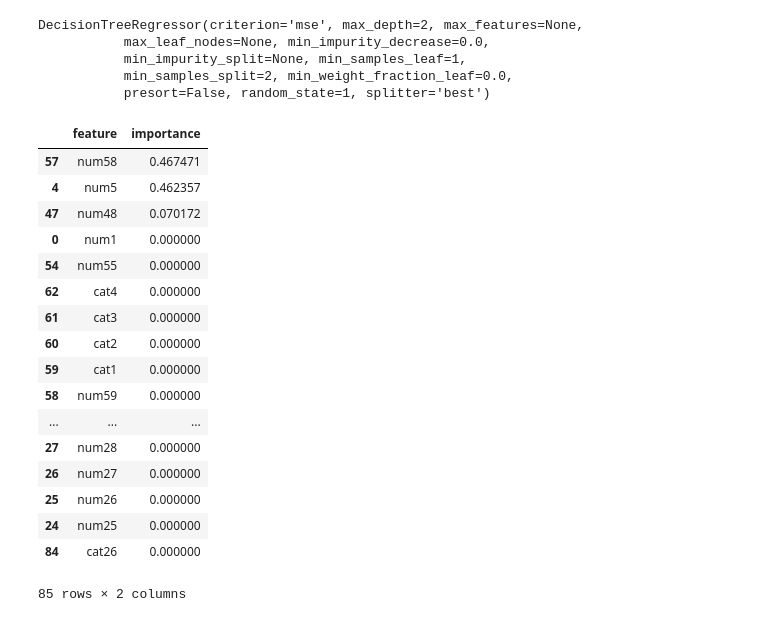
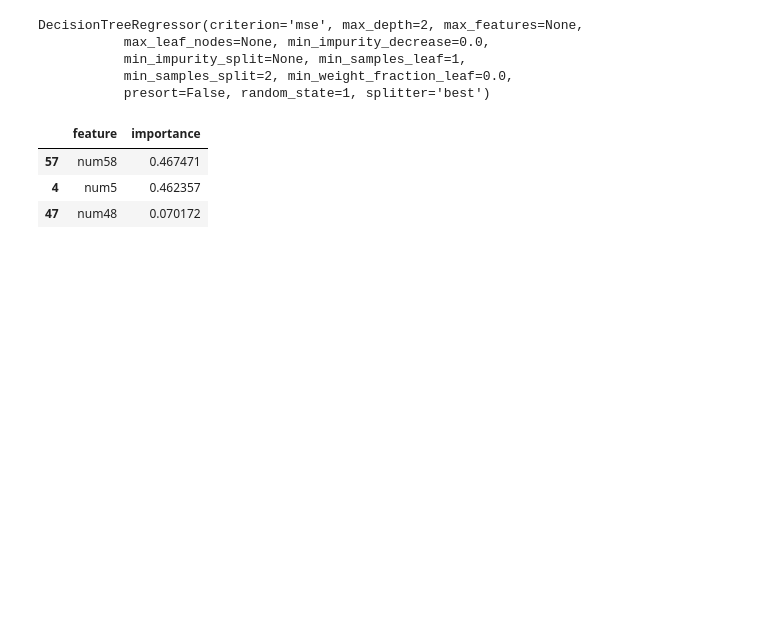
Before and after one commit to yipben/fall3, a Jupyter notebook: ml/ML Project Orange 8.ipynb, the cells around one changed output. Cells and saved outputs as stored; diff of their text form; code cells hidden in the pictures; blank space fills up the shorter version.

```diff
--- a/ml/ML Project Orange 8.ipynb
+++ b/ml/ML Project Orange 8.ipynb
@@ -199,24 +191,10 @@ DecisionTreeRegressor(criterion='mse', max_depth=2, max_features=None,
            min_samples_split=2, min_weight_fraction_leaf=0.0,
            presort=False, random_state=1, splitter='best')
 # %%
-# Compute feature importances.
-pd.DataFrame({'feature':feature_cols, 'importance':treereg.feature_importances_}).sort_values(by='importance', ascending=False)
+# Compute feature importances. Helpful in later variable selection!!!!
+pd.DataFrame({'feature':feature_cols, 'importance':treereg.feature_importances_}).sort_values(by='importance', ascending=False).head(3)
 # %% [output]
 |  | feature | importance |
 | 57 | num58 | 0.467471 |
 | 4 | num5 | 0.462357 |
 | 47 | num48 | 0.070172 |
-| 0 | num1 | 0.000000 |
-| 54 | num55 | 0.000000 |
-| 62 | cat4 | 0.000000 |
-| 61 | cat3 | 0.000000 |
-| 60 | cat2 | 0.000000 |
-| 59 | cat1 | 0.000000 |
-| 58 | num59 | 0.000000 |
-| ... | ... | ... |
-| 27 | num28 | 0.000000 |
-| 26 | num27 | 0.000000 |
-| 25 | num26 | 0.000000 |
-| 24 | num25 | 0.000000 |
-| 84 | cat26 | 0.000000 |
-85 rows × 2 columns
```
Also changed, not shown: parts of 6 cells of this notebook.
